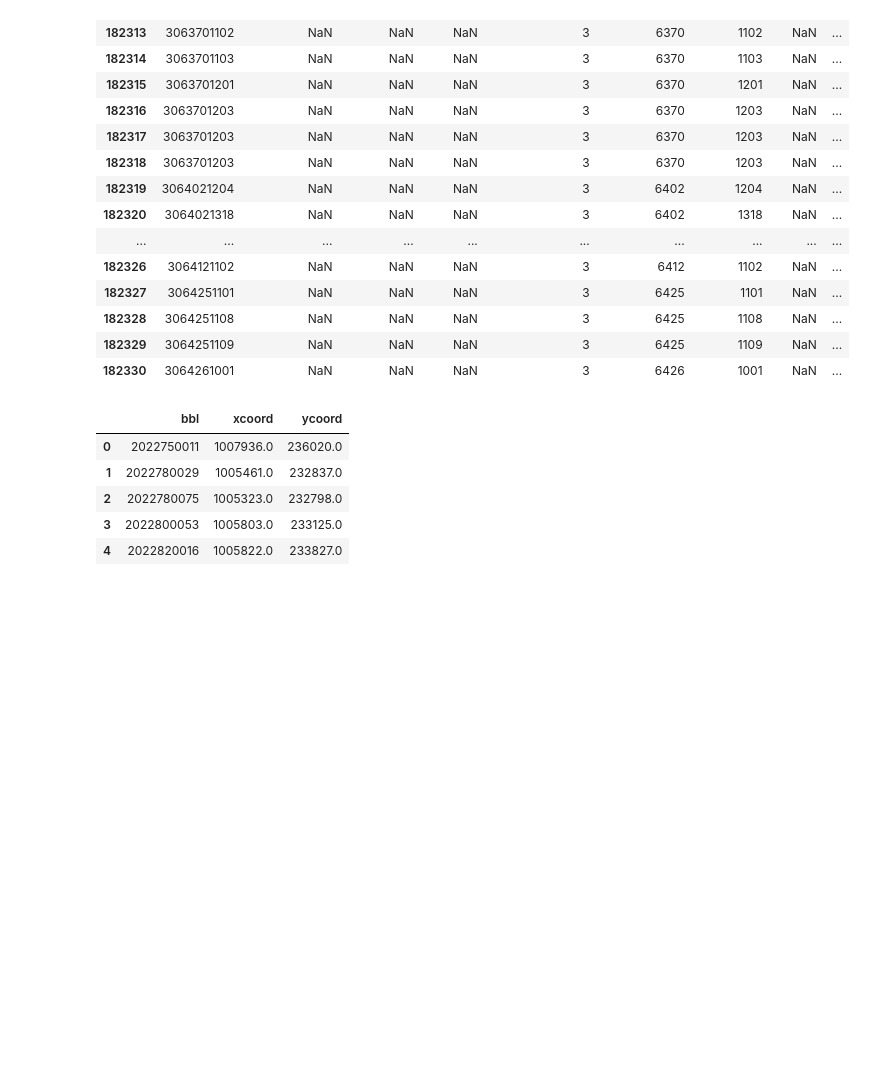
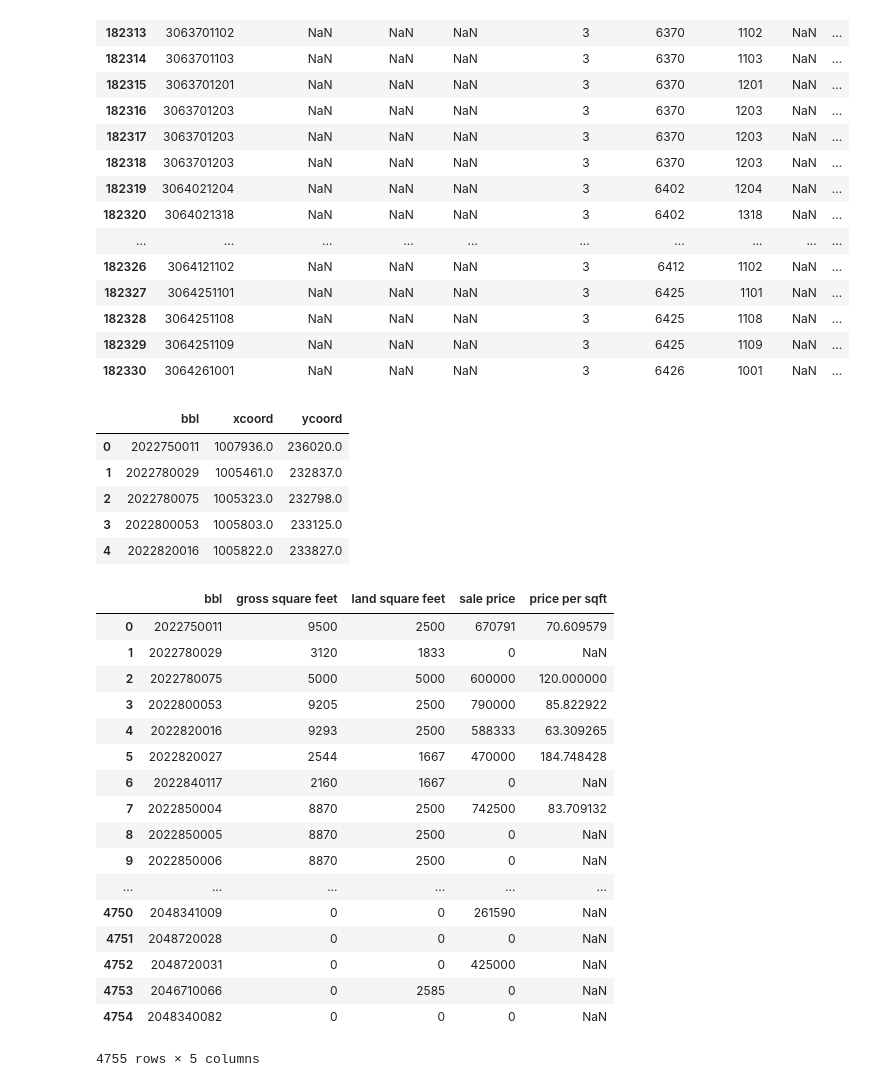
Before and after one commit to jgutman/reveal-estate, a Jupyter notebook: import_organize_finance_sales.ipynb, the cells around one changed output. Cells and saved outputs as stored; diff of their text form; code cells hidden in the pictures; blank space fills up the shorter version.

```diff
--- a/import_organize_finance_sales.ipynb
+++ b/import_organize_finance_sales.ipynb
@@ -295,3 +295,24 @@ buildings[['bbl', 'xcoord', 'ycoord']].head()
 | 2 | 2022780075 | 1005323.0 | 232798.0 |
 | 3 | 2022800053 | 1005803.0 | 233125.0 |
 | 4 | 2022820016 | 1005822.0 | 233827.0 |
+# %%
+buildings[["bbl", "gross square feet", "land square feet", "sale price", "price per sqft"]]
+# %% [output]
+|  | bbl | gross square feet | land square feet | sale price | price per sqft |
+| 0 | 2022750011 | 9500 | 2500 | 670791 | 70.609579 |
+| 1 | 2022780029 | 3120 | 1833 | 0 | NaN |
+| 2 | 2022780075 | 5000 | 5000 | 600000 | 120.000000 |
+| 3 | 2022800053 | 9205 | 2500 | 790000 | 85.822922 |
+| 4 | 2022820016 | 9293 | 2500 | 588333 | 63.309265 |
+| 5 | 2022820027 | 2544 | 1667 | 470000 | 184.748428 |
+| 6 | 2022840117 | 2160 | 1667 | 0 | NaN |
+| 7 | 2022850004 | 8870 | 2500 | 742500 | 83.709132 |
+| 8 | 2022850005 | 8870 | 2500 | 0 | NaN |
+| 9 | 2022850006 | 8870 | 2500 | 0 | NaN |
+| ... | ... | ... | ... | ... | ... |
+| 4750 | 2048341009 | 0 | 0 | 261590 | NaN |
+| 4751 | 2048720028 | 0 | 0 | 0 | NaN |
+| 4752 | 2048720031 | 0 | 0 | 425000 | NaN |
+| 4753 | 2046710066 | 0 | 2585 | 0 | NaN |
+| 4754 | 2048340082 | 0 | 0 | 0 | NaN |
+4755 rows × 5 columns
```
Also changed, not shown: parts of 1 cell of this notebook, 2 other files.
